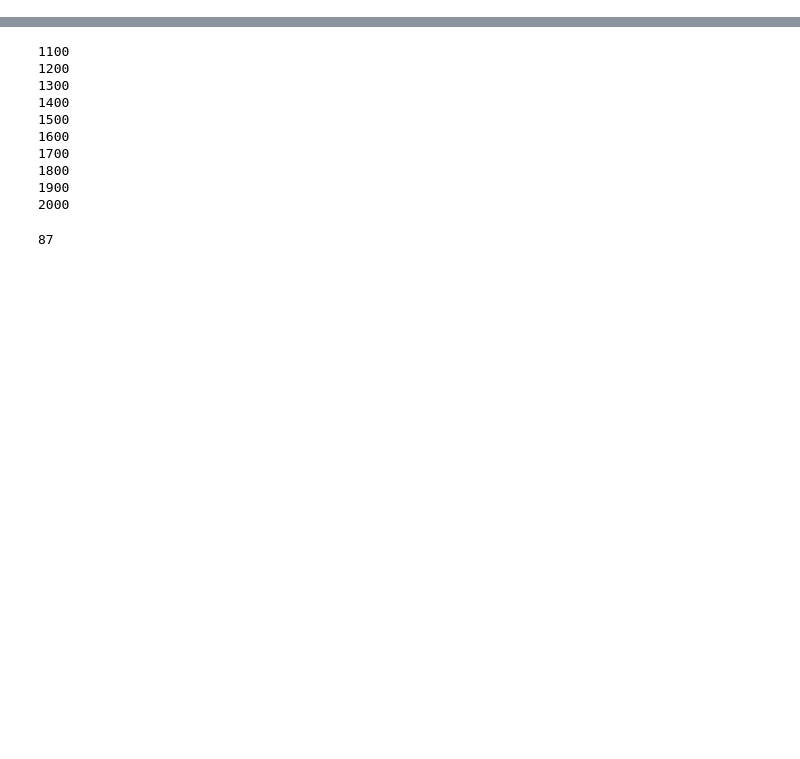
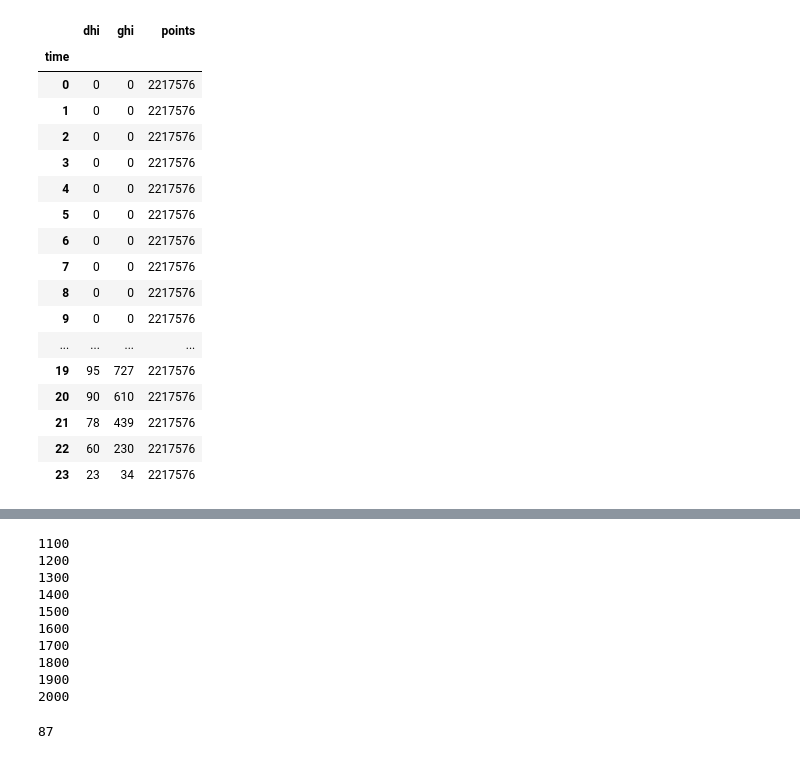
Before and after one commit to rodrigoms95/recurso_solar, a Jupyter notebook: code_2/crop_h5.ipynb, the cells around one changed output, grey strips where cells are left out. Saved outputs shown, nothing was run; the diff lists cells and outputs as text; code cells hidden in the pictures; blank space fills up the shorter version.

```diff
--- a/code_2/crop_h5.ipynb
+++ b/code_2/crop_h5.ipynb
@@ -0,0 +820,6 @@
+# %%
+import xarray as xr
+j = 86
+dir_p = "/datos/rodr/temp/recurso_solar/duck_curve/"
+ds = xr.open_dataset(f"{dir_p}points/points_{j}.nc")
+ds
@@ -0,0 +835,21 @@
+# %%
+ds.isel(points = 192).to_dataframe().head(24)
+# %% [output]
+|  | dhi | ghi | points |
+| time |  |  |  |
+| 0 | 0 | 0 | 2217576 |
+| 1 | 0 | 0 | 2217576 |
+| 2 | 0 | 0 | 2217576 |
+| 3 | 0 | 0 | 2217576 |
+| 4 | 0 | 0 | 2217576 |
+| 5 | 0 | 0 | 2217576 |
+| 6 | 0 | 0 | 2217576 |
+| 7 | 0 | 0 | 2217576 |
+| 8 | 0 | 0 | 2217576 |
+| 9 | 0 | 0 | 2217576 |
+| ... | ... | ... | ... |
+| 19 | 95 | 727 | 2217576 |
+| 20 | 90 | 610 | 2217576 |
+| 21 | 78 | 439 | 2217576 |
+| 22 | 60 | 230 | 2217576 |
+| 23 | 23 | 34 | 2217576 |
```
Also changed, not shown: parts of 24 cells of this notebook, 7 other files.
